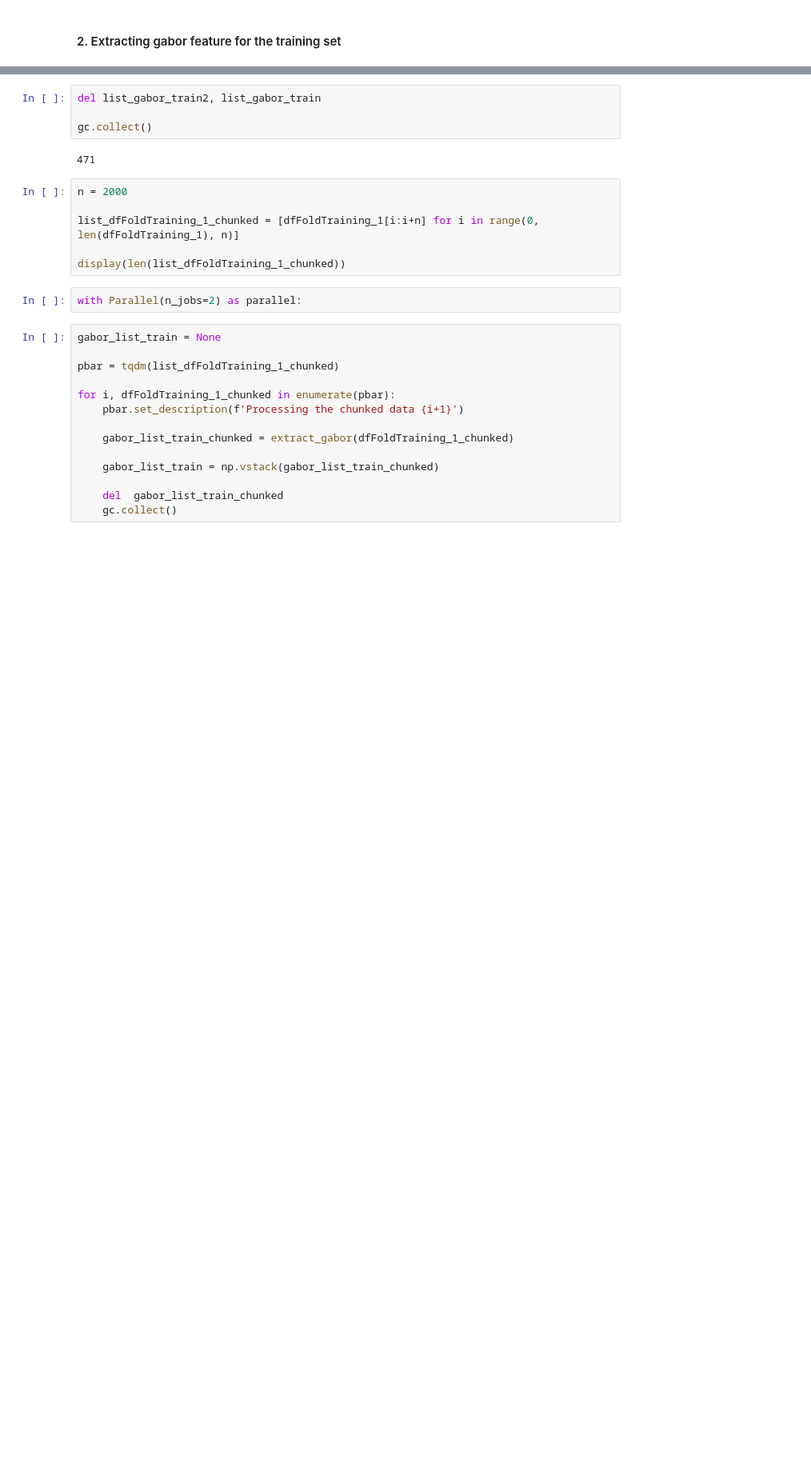
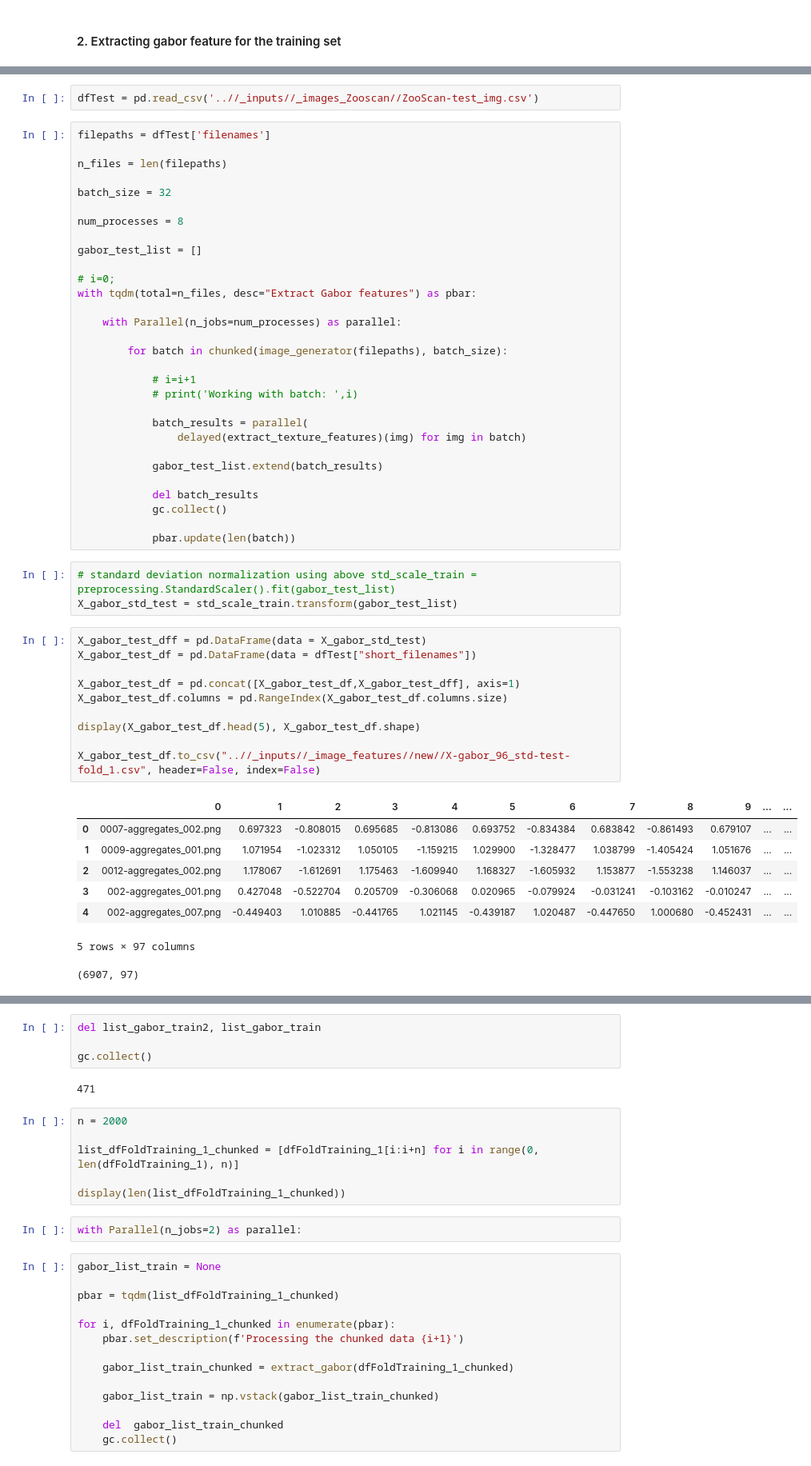
Before and after one commit to ledvic/_Plankton_Zooscan-Machine_Learning, a Jupyter notebook: _pyscripts/extract_gabor_filter_for_dataset.ipynb, the cells around one changed output, grey strips where cells are left out. Shown at 80% size. Saved outputs shown, nothing was run; the diff lists cells and outputs as text; blank space fills up the shorter version.

```diff
--- a/_pyscripts/extract_gabor_filter_for_dataset.ipynb
+++ b/_pyscripts/extract_gabor_filter_for_dataset.ipynb
@@ -222,0 +295,54 @@ The exit codes of the workers are {SIGKILL(-9)}
+# %%
+dfTest = pd.read_csv('..//_inputs//_images_Zooscan//ZooScan-test_img.csv')
+# %%
+filepaths = dfTest['filenames']
+
+n_files = len(filepaths)
+
+batch_size = 32
+
+num_processes = 8
+
+gabor_test_list = []
+
+# i=0;
+with tqdm(total=n_files, desc="Extract Gabor features") as pbar:
+
+    with Parallel(n_jobs=num_processes) as parallel:
+
+        for batch in chunked(image_generator(filepaths), batch_size):
+
+            # i=i+1
+            # print('Working with batch: ',i)
+
+            batch_results = parallel(
+                delayed(extract_texture_features)(img) for img in batch)
+
+            gabor_test_list.extend(batch_results)
+
+            del batch_results
+            gc.collect()
+
+            pbar.update(len(batch))
+# %%
+# standard deviation normalization using above std_scale_train = preprocessing.StandardScaler().fit(gabor_test_list)
+X_gabor_std_test = std_scale_train.transform(gabor_test_list)
+# %%
+X_gabor_test_dff = pd.DataFrame(data = X_gabor_std_test)
+X_gabor_test_df = pd.DataFrame(data = dfTest["short_filenames"])
+
+X_gabor_test_df = pd.concat([X_gabor_test_df,X_gabor_test_dff], axis=1)
+X_gabor_test_df.columns = pd.RangeIndex(X_gabor_test_df.columns.size)
+
+display(X_gabor_test_df.head(5), X_gabor_test_df.shape)
+
+X_gabor_test_df.to_csv("..//_inputs//_image_features//new//X-gabor_96_std-test-fold_1.csv", header=False, index=False)
+# %% [output]
+|  | 0 | 1 | 2 | 3 | 4 | 5 | 6 | 7 | 8 | 9 | ... | ... |
+| 0 | 0007-aggregates_002.png | 0.697323 | -0.808015 | 0.695685 | -0.813086 | 0.693752 | -0.834384 | 0.683842 | -0.861493 | 0.679107 | ... | ... |
+| 1 | 0009-aggregates_001.png | 1.071954 | -1.023312 | 1.050105 | -1.159215 | 1.029900 | -1.328477 | 1.038799 | -1.405424 | 1.051676 | ... | ... |
+| 2 | 0012-aggregates_002.png | 1.178067 | -1.612691 | 1.175463 | -1.609940 | 1.168327 | -1.605932 | 1.153877 | -1.553238 | 1.146037 | ... | ... |
+| 3 | 002-aggregates_001.png | 0.427048 | -0.522704 | 0.205709 | -0.306068 | 0.020965 | -0.079924 | -0.031241 | -0.103162 | -0.010247 | ... | ... |
+| 4 | 002-aggregates_007.png | -0.449403 | 1.010885 | -0.441765 | 1.021145 | -0.439187 | 1.020487 | -0.447650 | 1.000680 | -0.452431 | ... | ... |
+5 rows × 97 columns
+(6907, 97)
```
Also changed, not shown: parts of 98 cells of this notebook, 1 other file.
